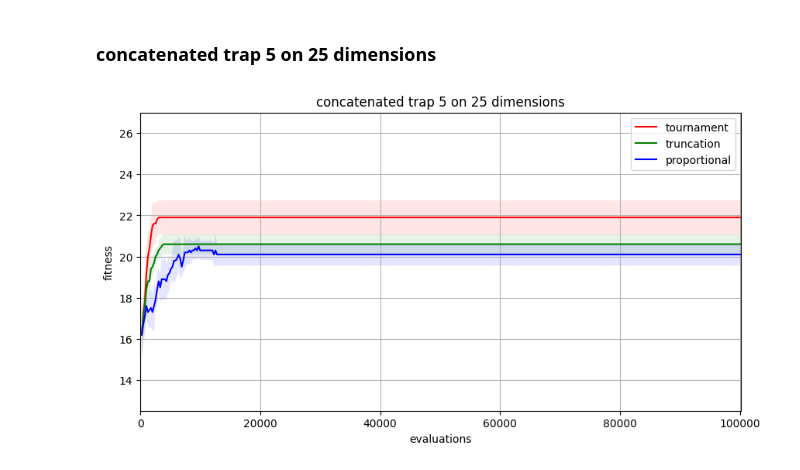
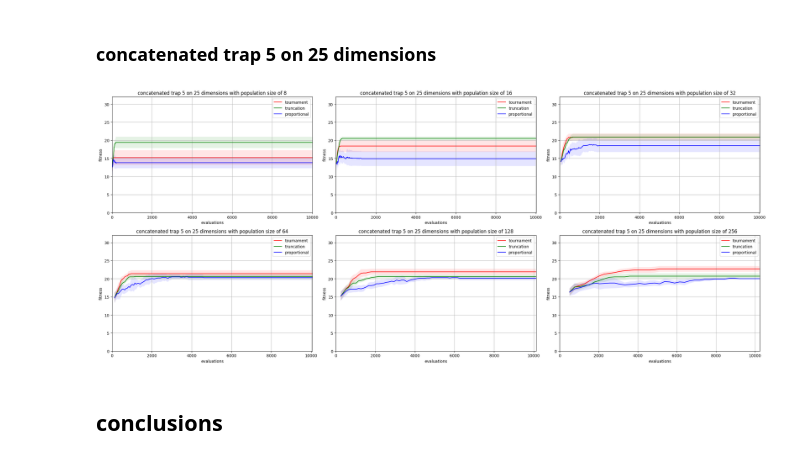
Before and after one commit to variphx/homework-2425-02, a Jupyter notebook: neural-networks-and-genetic-algorithms/lab-1/src/lab_1.ipynb, the cells around one changed output. Saved outputs shown, nothing was run; the diff lists cells and outputs as text; code cells hidden in the pictures.

```diff
--- a/neural-networks-and-genetic-algorithms/lab-1/src/lab_1.ipynb
+++ b/neural-networks-and-genetic-algorithms/lab-1/src/lab_1.ipynb
@@ -485,6 +515,8 @@ experiment_on("leading_one", population_size=128)
 # %% [markdown]
 ### concatenated trap 5 on 25 dimensions
-# %%
-experiment_on("concatenated_trap_5", population_size=128)
-# %% [output]
-[figure, removed]
+# %%
+experiment_on("concatenated_trap_5", *(2**i for i in range(3, 3 + 6)))
+# %% [output]
+[figure, added]
+# %% [markdown]
+## conclusions
```
Also changed, not shown: parts of 9 cells of this notebook.
